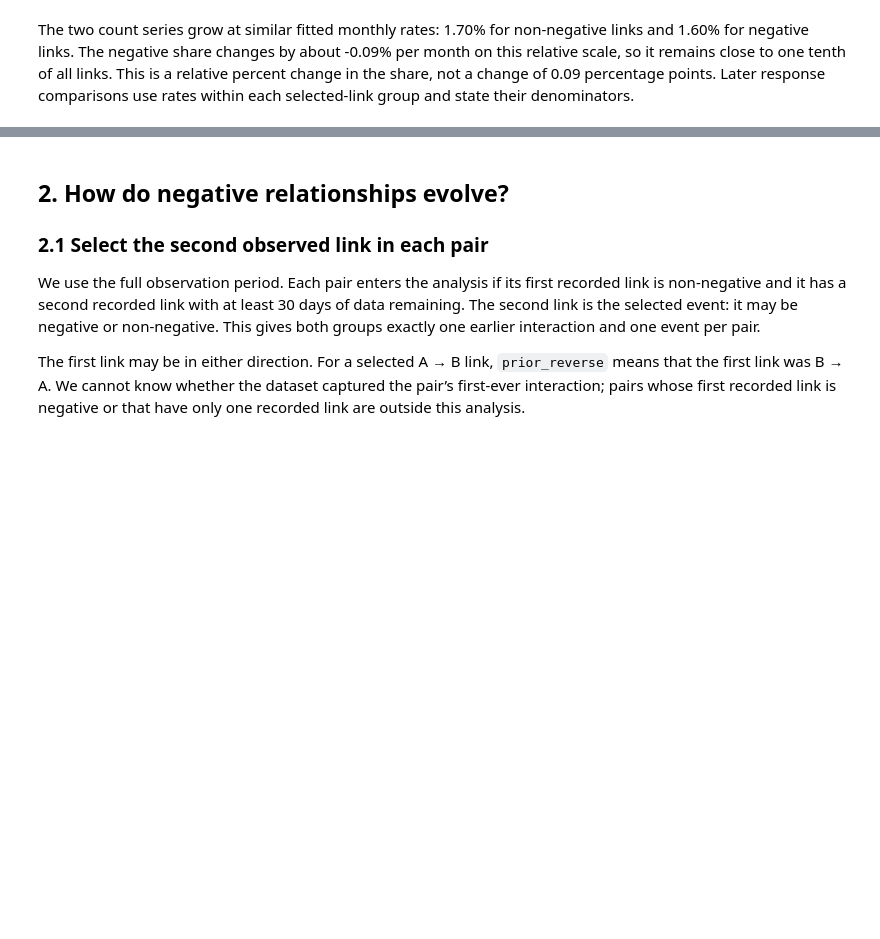
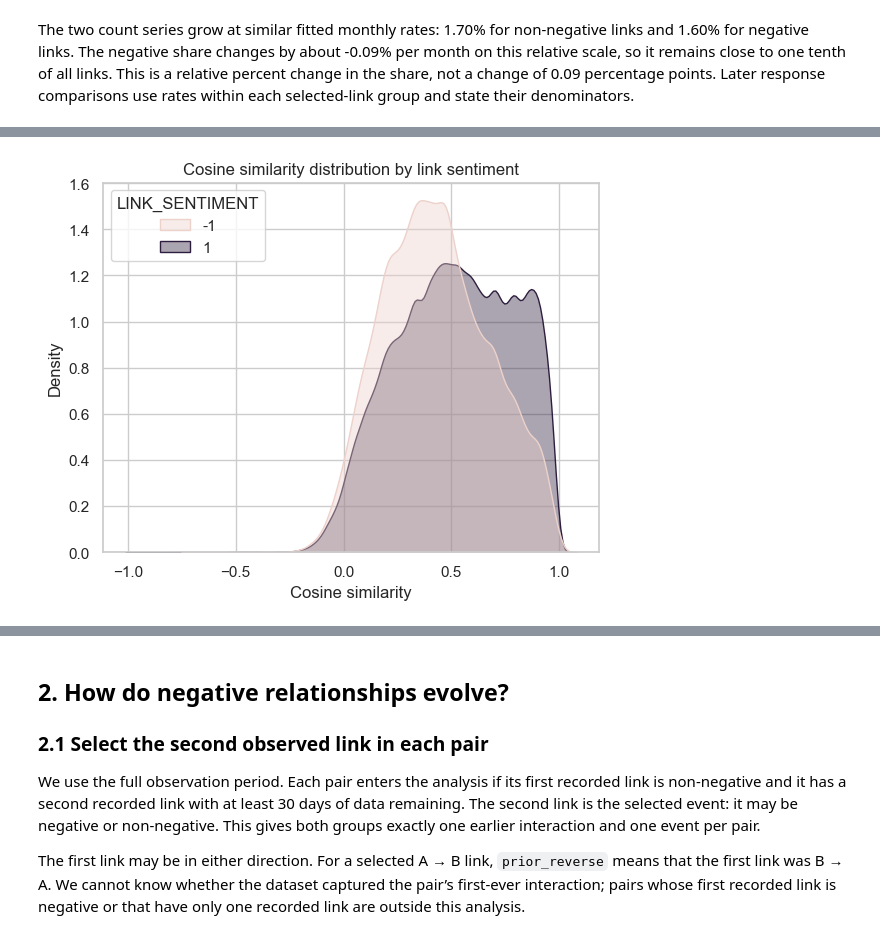
Before and after one commit to RomainFast121/ada_project, a Jupyter notebook: result_P2.ipynb, the cells around one changed output, grey strips where cells are left out. Saved outputs shown, nothing was run; the diff lists cells and outputs as text; code cells hidden in the pictures; blank space fills up the shorter version.

```diff
--- a/result_P2.ipynb
+++ b/result_P2.ipynb
@@ -124,0 +266,5 @@ The two count series grow at similar fitted monthly rates: 1.70% for non-negativ
+# %%
+valid_pairs_emb = add_embedding_similarity(valid_pairs)
+plot_similarity_by_sentiment(valid_pairs_emb)
+# %% [output]
+[figure, added]
```
Also changed, not shown: parts of 30 cells of this notebook, 6 other files.
